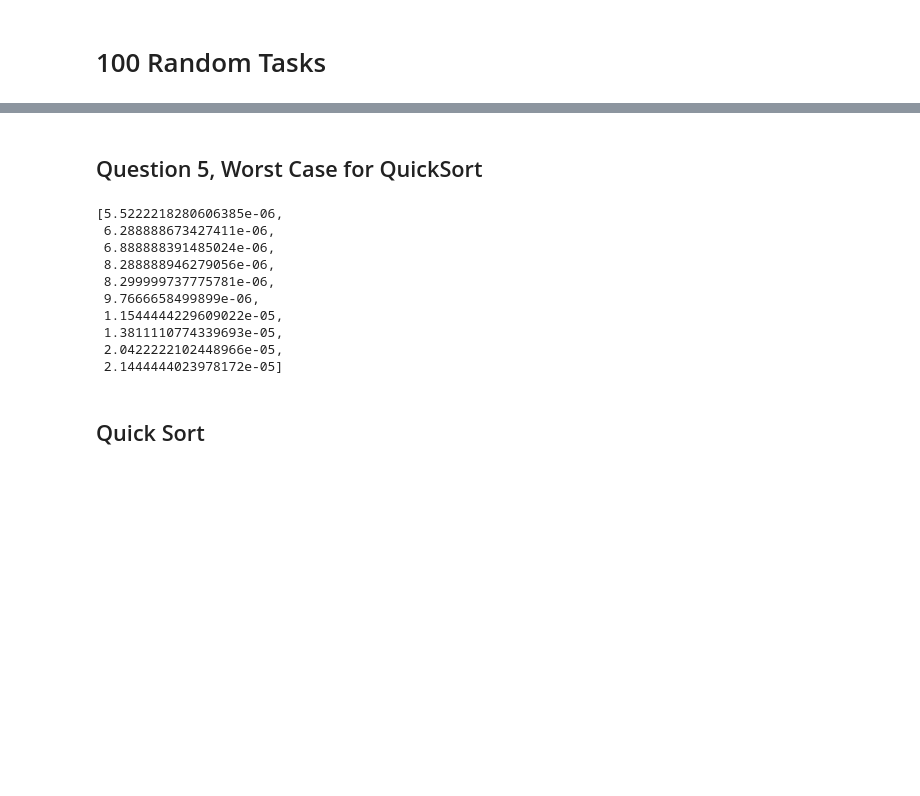
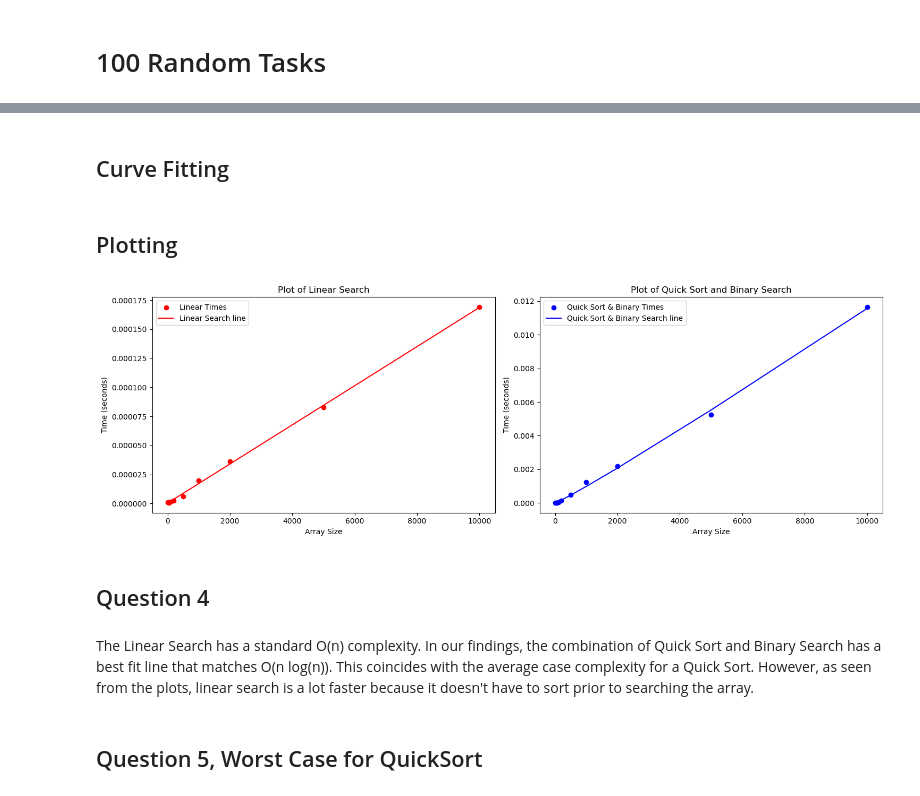
Before and after one commit to TheAgentP/ENSF338_35, a Jupyter notebook: ex6.ipynb, the cells around one changed output, grey strips where cells are left out. Saved outputs shown, nothing was run; the diff lists cells and outputs as text; code cells hidden in the pictures; blank space fills up the shorter version.

```diff
--- a/ex6.ipynb
+++ b/ex6.ipynb
@@ -247,30 +207,65 @@ quickBinary_times
+# %% [markdown]
+## Curve Fitting
+# %%
+# Curve fitting
+def linear_model(x, a, b):
+    return a * x + b
+
+def n_squared_model(x, a, b):
+    return a * x ** 2 + b
+
+def n_log_n_model(x, a, b):
+    return a * (x * np.log(x * b))
+
+params_linear, _ = curve_fit(linear_model, array_sizes, linearSearch_times)
+params_quick_binary, _ = curve_fit(n_log_n_model, array_sizes, quickBinary_times)
+# %% [markdown]
+## Plotting
+# %%
+fig, axs = plt.subplots(nrows=1, ncols=2, figsize= (15, 5))
+
+linear = axs[0]
+quickbinary = axs[1]
+
+# Plotting insertion sorts
+linear.scatter(array_sizes, linearSearch_times, label= 'Linear Times', color= 'red')
+linear.plot(array_sizes, linear_model(np.array(array_sizes), *params_linear), label= 'Linear Search line', color= 'red')
+
+quickbinary.scatter(array_sizes, quickBinary_times, label= 'Quick Sort & Binary Times', color= 'blue')
+quickbinary.plot(array_sizes, n_log_n_model(np.array(array_sizes), *params_quick_binary), label= 'Quick Sort & Binary Search line', color= 'blue')
+
+linear.set_title('Plot of Linear Search')
+linear.set_xlabel("Array Size")
+linear.set_ylabel("Time (seconds)")
+
+quickbinary.set_title('Plot of Quick Sort and Binary Search')
+quickbinary.set_xlabel("Array Size")
+quickbinary.set_ylabel("Time (seconds)")
+
+linear.legend()
+quickbinary.legend()
+
+plt.tight_layout()
+plt.show()
+# %% [output]
+[figure, added]
+# %% [markdown]
+## Question 4
+# %% [markdown]
+The Linear Search has a standard O(n) complexity. In our findings, the combination of Quick Sort and Binary Search has a best fit line that matches O(n log(n)). This coincides with the average case complexity for a Quick Sort. However, as seen from the plots, linear search is a lot faster because it doesn't have to sort prior to searching the array.
 # %% [markdown]
 ## Question 5, Worst Case for QuickSort
 # %%
 import random
 import time
 
-# random_elements is a list of 10 elements which can have values from 0 to 99
-random_elements = random.sample(range(0,100), 10)
-
 array_sizes = [10, 20, 50, 100, 200, 500, 1000, 2000, 5000, 10000]
+# array_sizes = [i ** 2 for i in range(100)] # DEBUG
+key = 7
 
 worstBinary_times = []
 
 for i in array_sizes:
-    worstBinary_times.append(worstBinarySearch(i, random_elements))
+    worstBinary_times.append(worstBinarySearch(i, key))
 
 worstBinary_times
-# %% [output]
-[5.5222218280606385e-06,
- 6.288888673427411e-06,
- 6.888888391485024e-06,
- 8.288888946279056e-06,
- 8.299999737775781e-06,
- 9.7666658499899e-06,
- 1.1544444229609022e-05,
- 1.3811110774339693e-05,
- 2.0422222102448966e-05,
- 2.1444444023978172e-05]
-# %% [markdown]
-## Quick Sort
```
Also changed, not shown: parts of 20 cells of this notebook, 2 other files.
